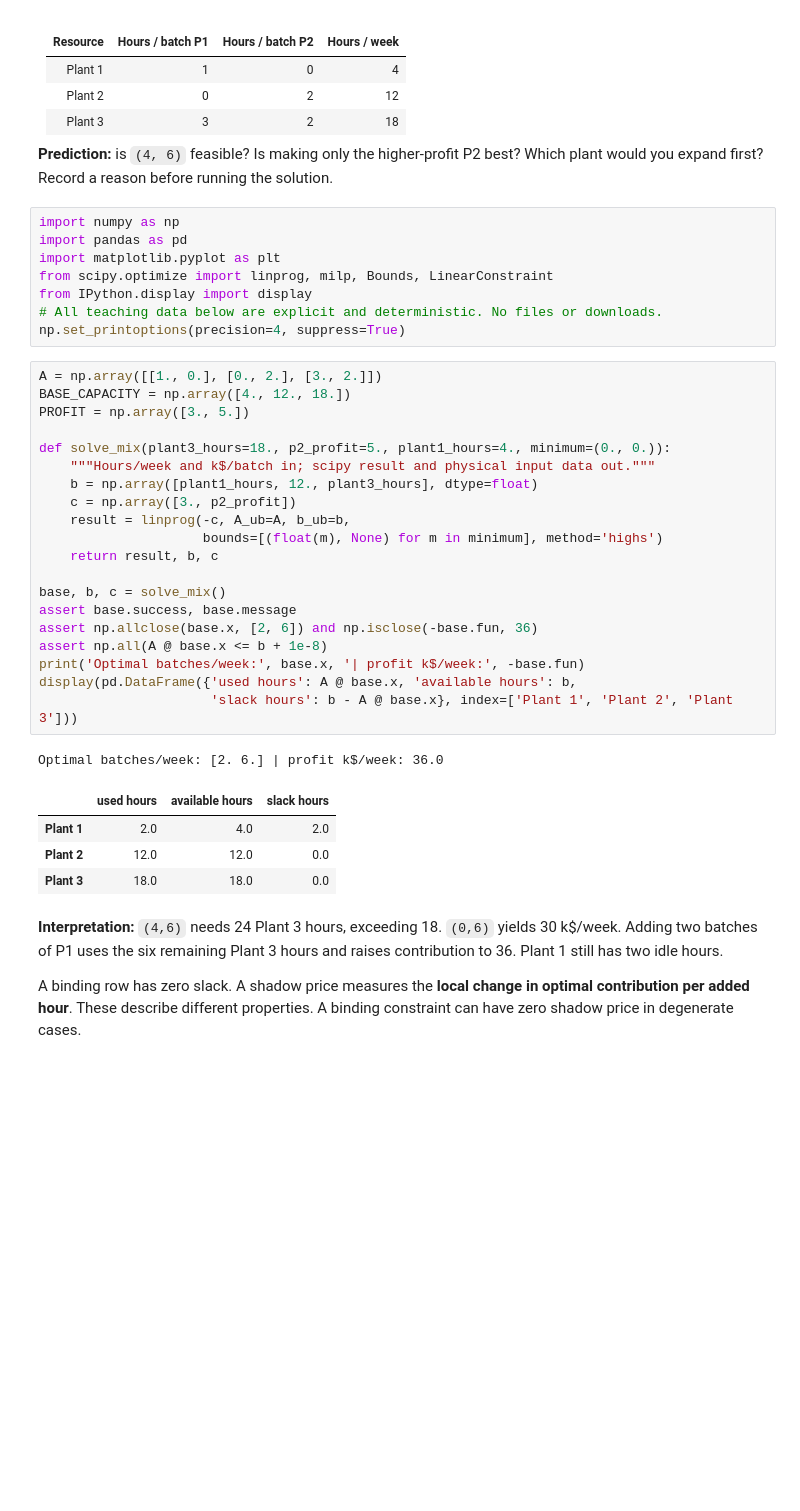
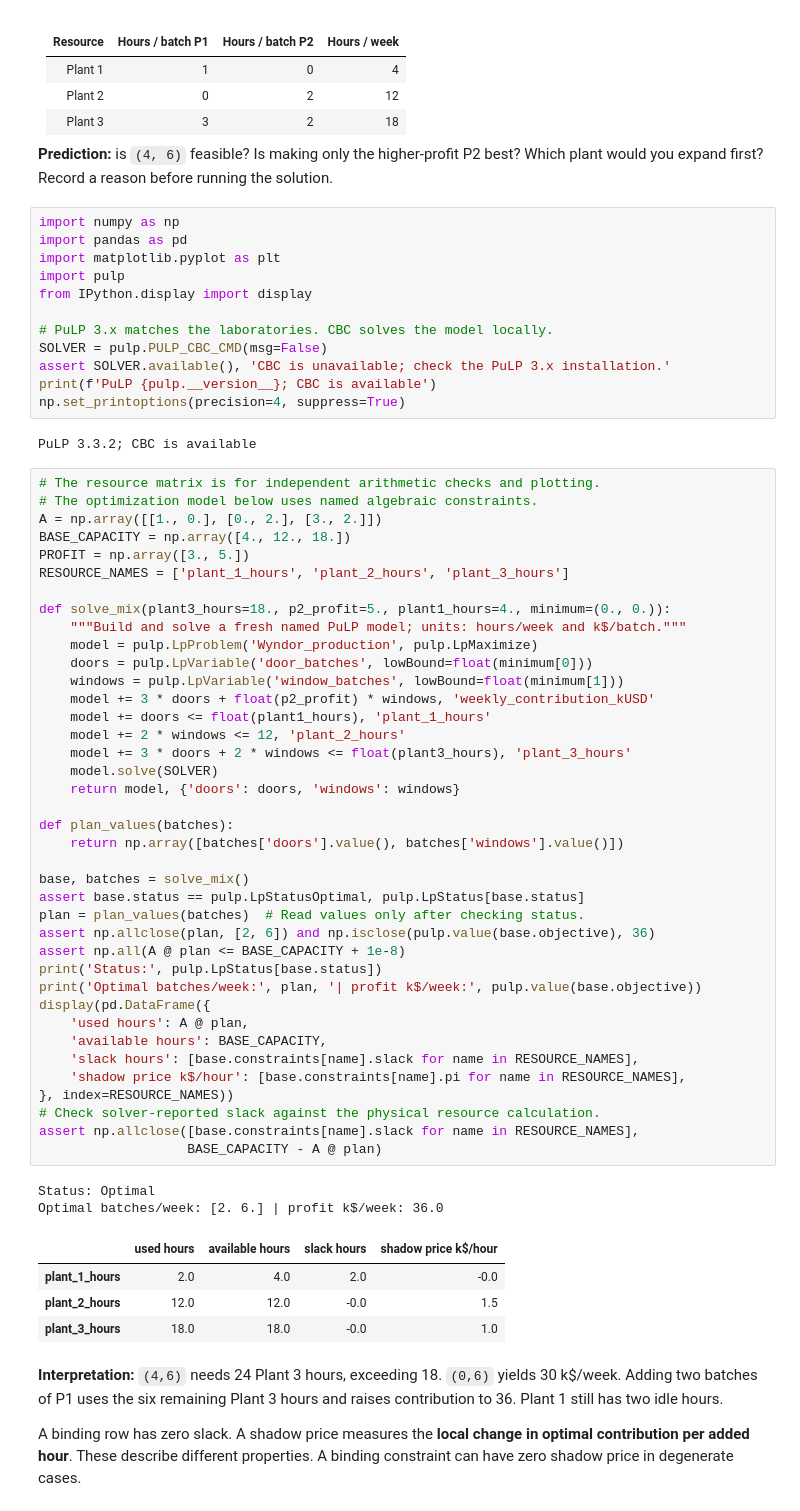
Before and after one commit to AdoHaha/automation_robotics_lab, a Jupyter notebook: lectures/notebooks/lecture_1_linear_programming.ipynb, the cells around one changed output. Cells and saved outputs as stored; diff of their text form; blank space fills up the shorter version.

```diff
--- a/lectures/notebooks/lecture_1_linear_programming.ipynb
+++ b/lectures/notebooks/lecture_1_linear_programming.ipynb
@@ -20,36 +22,62 @@ Let $x_1,x_2$ be batches per week. Contribution is $3x_1+5x_2$ **thousand dollar
 import numpy as np
 import pandas as pd
 import matplotlib.pyplot as plt
-from scipy.optimize import linprog, milp, Bounds, LinearConstraint
+import pulp
 from IPython.display import display
-# All teaching data below are explicit and deterministic. No files or downloads.
+
+# PuLP 3.x matches the laboratories. CBC solves the model locally.
+SOLVER = pulp.PULP_CBC_CMD(msg=False)
+assert SOLVER.available(), 'CBC is unavailable; check the PuLP 3.x installation.'
+print(f'PuLP {pulp.__version__}; CBC is available')
 np.set_printoptions(precision=4, suppress=True)
+# %% [output]
+PuLP 3.3.2; CBC is available
 # %%
+# The resource matrix is for independent arithmetic checks and plotting.
+# The optimization model below uses named algebraic constraints.
 A = np.array([[1., 0.], [0., 2.], [3., 2.]])
 BASE_CAPACITY = np.array([4., 12., 18.])
 PROFIT = np.array([3., 5.])
+RESOURCE_NAMES = ['plant_1_hours', 'plant_2_hours', 'plant_3_hours']
 
 def solve_mix(plant3_hours=18., p2_profit=5., plant1_hours=4., minimum=(0., 0.)):
-    """Hours/week and k$/batch in; scipy result and physical input data out."""
-    b = np.array([plant1_hours, 12., plant3_hours], dtype=float)
-    c = np.array([3., p2_profit])
-    result = linprog(-c, A_ub=A, b_ub=b,
-                     bounds=[(float(m), None) for m in minimum], method='highs')
-    return result, b, c
+    """Build and solve a fresh named PuLP model; units: hours/week and k$/batch."""
+    model = pulp.LpProblem('Wyndor_production', pulp.LpMaximize)
+    doors = pulp.LpVariable('door_batches', lowBound=float(minimum[0]))
+    windows = pulp.LpVariable('window_batches', lowBound=float(minimum[1]))
+    model += 3 * doors + float(p2_profit) * windows, 'weekly_contribution_kUSD'
+    model += doors <= float(plant1_hours), 'plant_1_hours'
+    model += 2 * windows <= 12, 'plant_2_hours'
+    model += 3 * doors + 2 * windows <= float(plant3_hours), 'plant_3_hours'
+    model.solve(SOLVER)
+    return model, {'doors': doors, 'windows': windows}
 
-base, b, c = solve_mix()
-assert base.success, base.message
-assert np.allclose(base.x, [2, 6]) and np.isclose(-base.fun, 36)
-assert np.all(A @ base.x <= b + 1e-8)
-print('Optimal batches/week:', base.x, '| profit k$/week:', -base.fun)
-display(pd.DataFrame({'used hours': A @ base.x, 'available hours': b,
-                      'slack hours': b - A @ base.x}, index=['Plant 1', 'Plant 2', 'Plant 3']))
+def plan_values(batches):
+    return np.array([batches['doors'].value(), batches['windows'].value()])
+
+base, batches = solve_mix()
+assert base.status == pulp.LpStatusOptimal, pulp.LpStatus[base.status]
+plan = plan_values(batches)  # Read values only after checking status.
+assert np.allclose(plan, [2, 6]) and np.isclose(pulp.value(base.objective), 36)
+assert np.all(A @ plan <= BASE_CAPACITY + 1e-8)
+print('Status:', pulp.LpStatus[base.status])
+print('Optimal batches/week:', plan, '| profit k$/week:', pulp.value(base.objective))
+display(pd.DataFrame({
+    'used hours': A @ plan,
+    'available hours': BASE_CAPACITY,
+    'slack hours': [base.constraints[name].slack for name in RESOURCE_NAMES],
+    'shadow price k$/hour': [base.constraints[name].pi for name in RESOURCE_NAMES],
+}, index=RESOURCE_NAMES))
+# Check solver-reported slack against the physical resource calculation.
+assert np.allclose([base.constraints[name].slack for name in RESOURCE_NAMES],
+                   BASE_CAPACITY - A @ plan)
 # %% [output]
+Status: Optimal
 Optimal batches/week: [2. 6.] | profit k$/week: 36.0
-|  | used hours | available hours | slack hours |
-| Plant 1 | 2.0 | 4.0 | 2.0 |
-| Plant 2 | 12.0 | 12.0 | 0.0 |
-| Plant 3 | 18.0 | 18.0 | 0.0 |
+|  | used hours | available hours | slack hours | shadow price k$/hour |
+| plant_1_hours | 2.0 | 4.0 | 2.0 | -0.0 |
+| plant_2_hours | 12.0 | 12.0 | -0.0 | 1.5 |
+| plant_3_hours | 18.0 | 18.0 | -0.0 | 1.0 |
 # %% [markdown]
 **Interpretation:** `(4,6)` needs 24 Plant 3 hours, exceeding 18. `(0,6)` yields 30 k$/week. Adding two batches of P1 uses the six remaining Plant 3 hours and raises contribution to 36. Plant 1 still has two idle hours.
 
```
Also changed, not shown: parts of 6 cells of this notebook, 5 other files.
